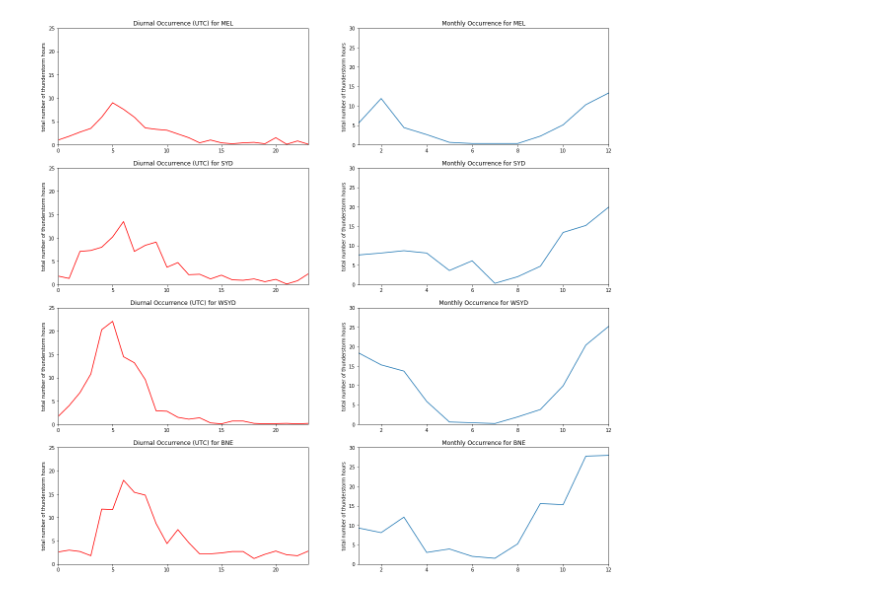
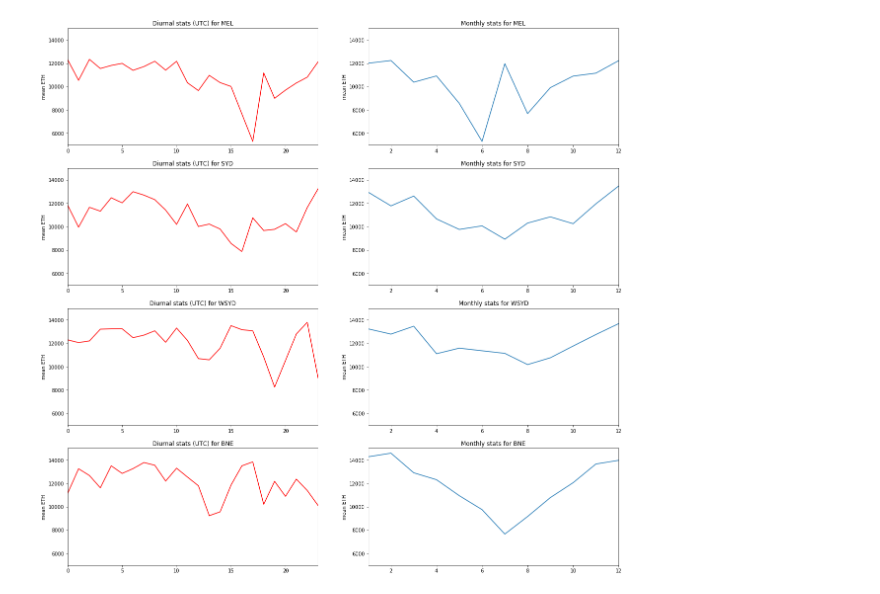
Before and after one commit to vlouf/AMOS_2020, a Jupyter notebook: 02 - Airport Climatology/airport_climatology.ipynb, the cells around one changed output. Saved outputs shown, nothing was run; the diff lists cells and outputs as text; code cells hidden in the pictures.

Commit message:
finished airport tutorial

```diff
--- a/02 - Airport Climatology/airport_climatology.ipynb
+++ b/02 - Airport Climatology/airport_climatology.ipynb
@@ -70,33 +301,30 @@ for i, airport_name in enumerate(airport_name_list):
 # %%
-#lets now produce diurnal and seasonal plots of the weather radar and ERA5 data to understand the climatology better
 
-number_airports = len(airport_name_list)
+#create figure/axes for plotting with 2 columns and n rows
 fig, axes = plt.subplots(nrows=number_airports, ncols=2, figsize=(20, 5*number_airports))
 
 for i, airport_name in enumerate(airport_name_list):
 
     #load preprocessed data from numpyz files for both ERA5 and Weather radar
     with np.load('preprocessed_data/{name}_radar.npz'.format(name=airport_name)) as radar_dict:
         radar_time = radar_dict['radar_time']
+        radar_eth  = radar_dict['radar_eth']
         radar_ref  = radar_dict['radar_ref']
-        radar_eth  = radar_dict['radar_eth']
 
-    radar_df = pd.DataFrame({'ref':radar_ref, 'eth':radar_eth,'time':radar_time})  #index
+    radar_df = pd.DataFrame({'ref':radar_ref, 'eth':radar_eth, 'time':radar_time})  #index
 
-    count_multiplier = 0.1
+    radar_df.groupby(radar_df['time'].dt.hour)['eth'].mean().plot(style='r', ax=axes[i,0])
+    axes[i,0].set_title('Diurnal stats (UTC) for ' + airport_name)
+    axes[i,0].set_xlabel('')
+    axes[i,0].set_ylabel('mean ETH')
+    axes[i,0].set_xlim((0,23))
+    axes[i,0].set_ylim((5000,15000))
 
-    radar_df.groupby(radar_df['time'].dt.hour)['ref'].count().mul(count_multiplier).plot(style='r', ax=axes[i,0])
-    axes[i,0].set_title('Diurnal Occurrence (UTC) for ' + airport_name)
-    axes[i,0].set_xlabel('')
-    axes[i,0].set_ylabel('total number of thunderstorm hours')
-    axes[i,0].set_xlim((0,23))
-    axes[i,0].set_ylim((0,25))
-
-    out = radar_df.groupby(radar_df['time'].dt.month)['ref'].count().mul(count_multiplier).plot(ax=axes[i,1])
-    axes[i,1].set_title('Monthly Occurrence for ' + airport_name)
+    radar_df.groupby(radar_df['time'].dt.month)['eth'].mean().plot(ax=axes[i,1])
+    axes[i,1].set_title('Monthly stats for ' + airport_name)
     axes[i,1].set_xlabel('')
-    axes[i,1].set_ylabel('total number of thunderstorm hours')
+    axes[i,1].set_ylabel('mean ETH')
     axes[i,1].set_xlim((1,12))
-    axes[i,1].set_ylim((0,30))
+    axes[i,1].set_ylim((5000,15000))
 # %% [output]
-[figure, old version]
+[figure, new version]
```
Also changed, not shown: parts of 16 cells of this notebook, 5 other files.
